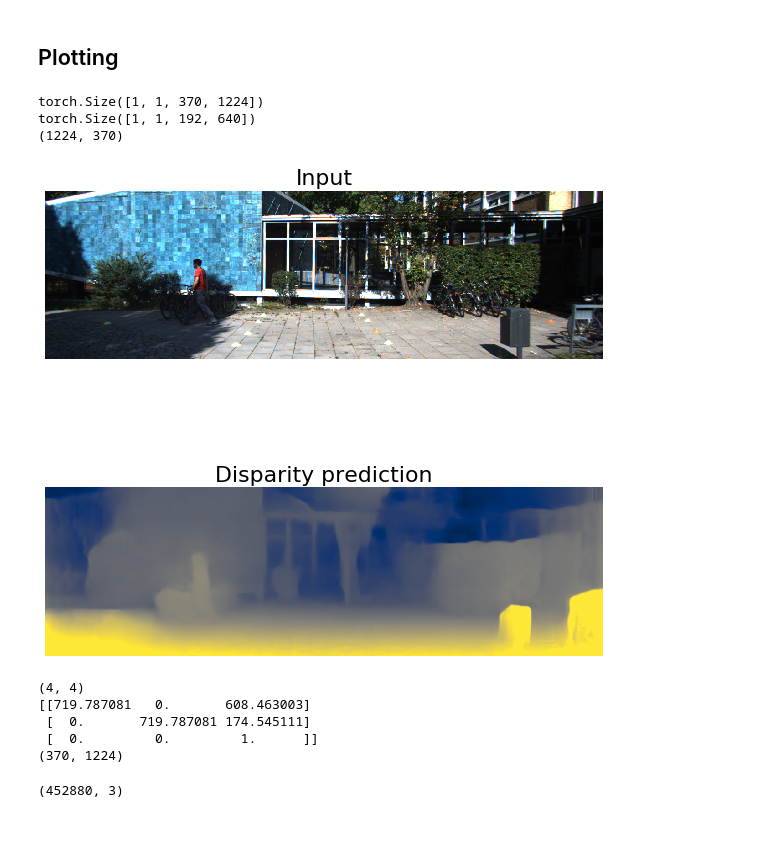
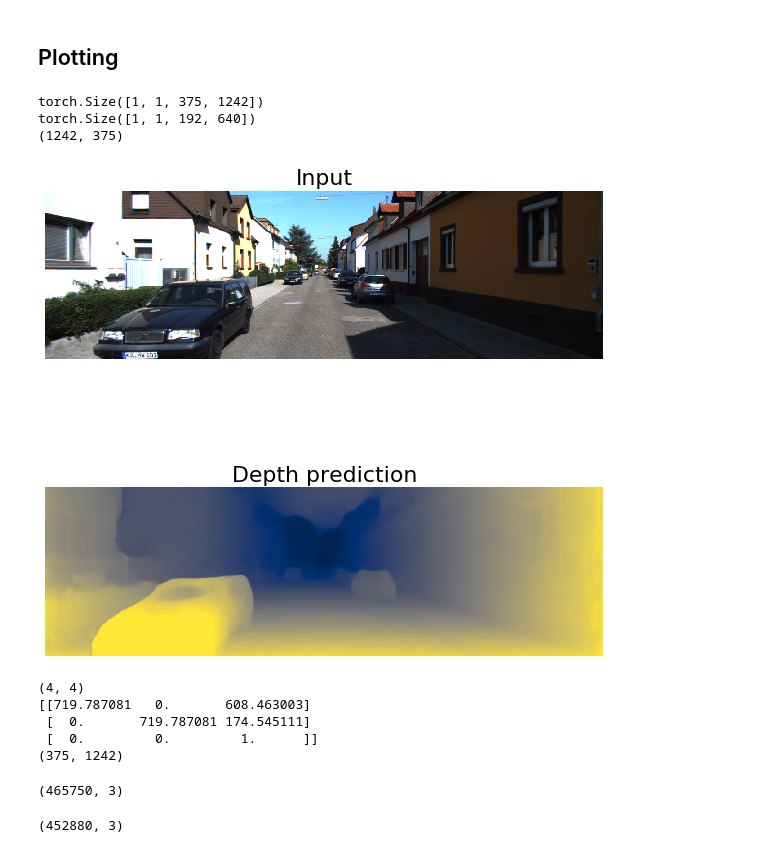
Before and after one commit to divatekodand/cs838_project, a Jupyter notebook: monodepth2/depth_prediction_example.ipynb, the cells around one changed output. Drawn from its saved outputs; the diff is of its cells as text; code cells hidden in the pictures.

```diff
--- a/monodepth2/depth_prediction_example.ipynb
+++ b/monodepth2/depth_prediction_example.ipynb
@@ -46,8 +46,8 @@ depth_decoder.eval();
 # %% [markdown]
 ## Loading the test image and preprocessing
 # %%
-image_path = "assets/006656.png"
-
+# image_path = "assets/006656.png"
+image_path = "../data_sample/000039.png"
 input_image = pil.open(image_path).convert('RGB')
 original_width, original_height = input_image.size
 
@@ -69,28 +69,28 @@ disp = outputs[("disp", 0)]
 # %%
 disp_resized = torch.nn.functional.interpolate(disp,
     (original_height, original_width), mode="bilinear", align_corners=False)
 print(disp_resized.size())
 print(disp.size())
 print(input_image.size)
 # Saving colormapped depth image
 disp_resized_np = disp_resized.squeeze().cpu().numpy()
 vmax = np.percentile(disp_resized_np, 95)
 
 plt.figure(figsize=(10, 10))
 plt.subplot(211)
 plt.imshow(input_image)
 plt.title("Input", fontsize=22)
 plt.axis('off')
 
 plt.subplot(212)
 plt.imshow(disp_resized_np, cmap='cividis', vmax=vmax)
-plt.title("Disparity prediction", fontsize=22)
+plt.title("Depth prediction", fontsize=22)
 plt.axis('off');
 # %% [output]
-torch.Size([1, 1, 370, 1224])
+torch.Size([1, 1, 375, 1242])
 torch.Size([1, 1, 192, 640])
-(1224, 370)
+(1242, 375)
-[figure, old version]
+[figure, new version]
 # %%
 # input_image = np.random(())
 MATRIX_P2 = np.array([[719.787081,    0.,            608.463003, 44.9538775],
@@ -111,7 +111,12 @@ for i in range(disp_resized_np.shape[0]):
 [[719.787081   0.       608.463003]
  [  0.       719.787081 174.545111]
  [  0.         0.         1.      ]]
-(370, 1224)
+(375, 1242)
+# %%
+P = np.array(points)
+P.shape
+# %% [output]
+(465750, 3)
 # %%
 import scipy.io as sio
 P = np.array(points)
```
Also changed, not shown: parts of 1 cell of this notebook, 11 other files.
